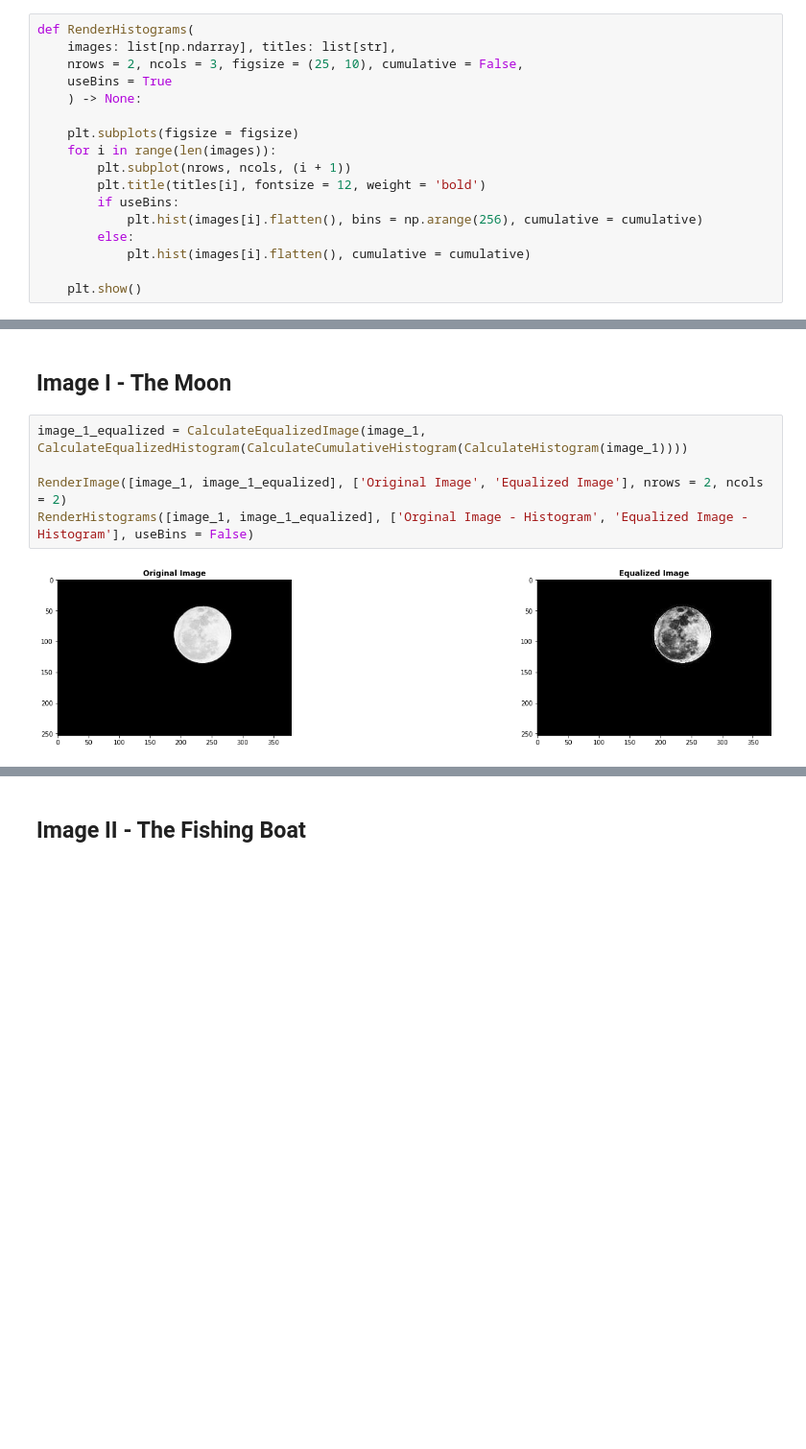
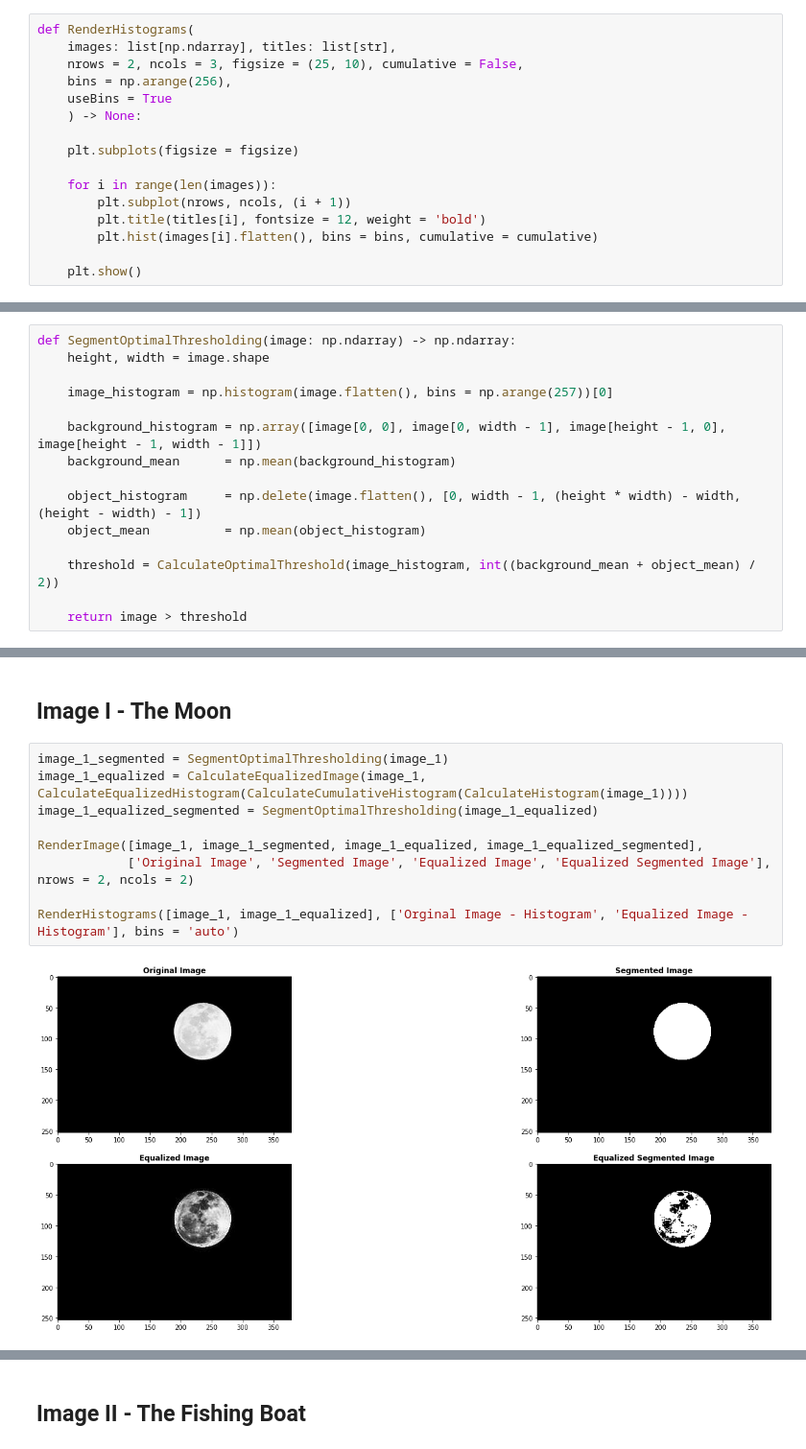
Before and after one commit to Ote-Leo/Guc-Courses, a Jupyter notebook: Computer-Vision/Computer-Vision-Assignment-3/main.ipynb, the cells around one changed output, grey strips where cells are left out. Shown at 96% size. Cells and saved outputs as stored; diff of their text form; blank space fills up the shorter version.

```diff
--- a/Computer-Vision/Computer-Vision-Assignment-3/main.ipynb
+++ b/Computer-Vision/Computer-Vision-Assignment-3/main.ipynb
@@ -31,17 +31,16 @@ def RenderImage(
 def RenderHistograms(
     images: list[np.ndarray], titles: list[str],
     nrows = 2, ncols = 3, figsize = (25, 10), cumulative = False,
+    bins = np.arange(256),
     useBins = True
     ) -> None:
 
     plt.subplots(figsize = figsize)
+
     for i in range(len(images)):
         plt.subplot(nrows, ncols, (i + 1))
         plt.title(titles[i], fontsize = 12, weight = 'bold')
-        if useBins:
-            plt.hist(images[i].flatten(), bins = np.arange(256), cumulative = cumulative)
-        else:
-            plt.hist(images[i].flatten(), cumulative = cumulative)
+        plt.hist(images[i].flatten(), bins = bins, cumulative = cumulative)
 
     plt.show()
 # %% [markdown]
@@ -112,0 +109,15 @@ def SegmentOptimalThresholding(image: np.ndarray) -> np.ndarray:
+# %%
+def SegmentOptimalThresholding(image: np.ndarray) -> np.ndarray:
+    height, width = image.shape
+
+    image_histogram = np.histogram(image.flatten(), bins = np.arange(257))[0]
+
+    background_histogram = np.array([image[0, 0], image[0, width - 1], image[height - 1, 0], image[height - 1, width - 1]])
+    background_mean      = np.mean(background_histogram)
+
+    object_histogram     = np.delete(image.flatten(), [0, width - 1, (height * width) - width, (height - width) - 1])
+    object_mean          = np.mean(object_histogram)
+
+    threshold = CalculateOptimalThreshold(image_histogram, int((background_mean + object_mean) / 2))
+
+    return image > threshold
@@ -136,9 +163,13 @@ RenderImage(images = [image_1, image_2, image_3, image_4, image_5],
 # %% [markdown]
 ## Image I - The Moon
 # %%
+image_1_segmented = SegmentOptimalThresholding(image_1)
 image_1_equalized = CalculateEqualizedImage(image_1, CalculateEqualizedHistogram(CalculateCumulativeHistogram(CalculateHistogram(image_1))))
+image_1_equalized_segmented = SegmentOptimalThresholding(image_1_equalized)
 
-RenderImage([image_1, image_1_equalized], ['Original Image', 'Equalized Image'], nrows = 2, ncols = 2)
-RenderHistograms([image_1, image_1_equalized], ['Orginal Image - Histogram', 'Equalized Image - Histogram'], useBins = False)
+RenderImage([image_1, image_1_segmented, image_1_equalized, image_1_equalized_segmented],
+            ['Original Image', 'Segmented Image', 'Equalized Image', 'Equalized Segmented Image'], nrows = 2, ncols = 2)
+
+RenderHistograms([image_1, image_1_equalized], ['Orginal Image - Histogram', 'Equalized Image - Histogram'], bins = 'auto')
 # %% [output]
-[figure, old version]
+[figure, new version]
```
Also changed, not shown: parts of 15 cells of this notebook.
